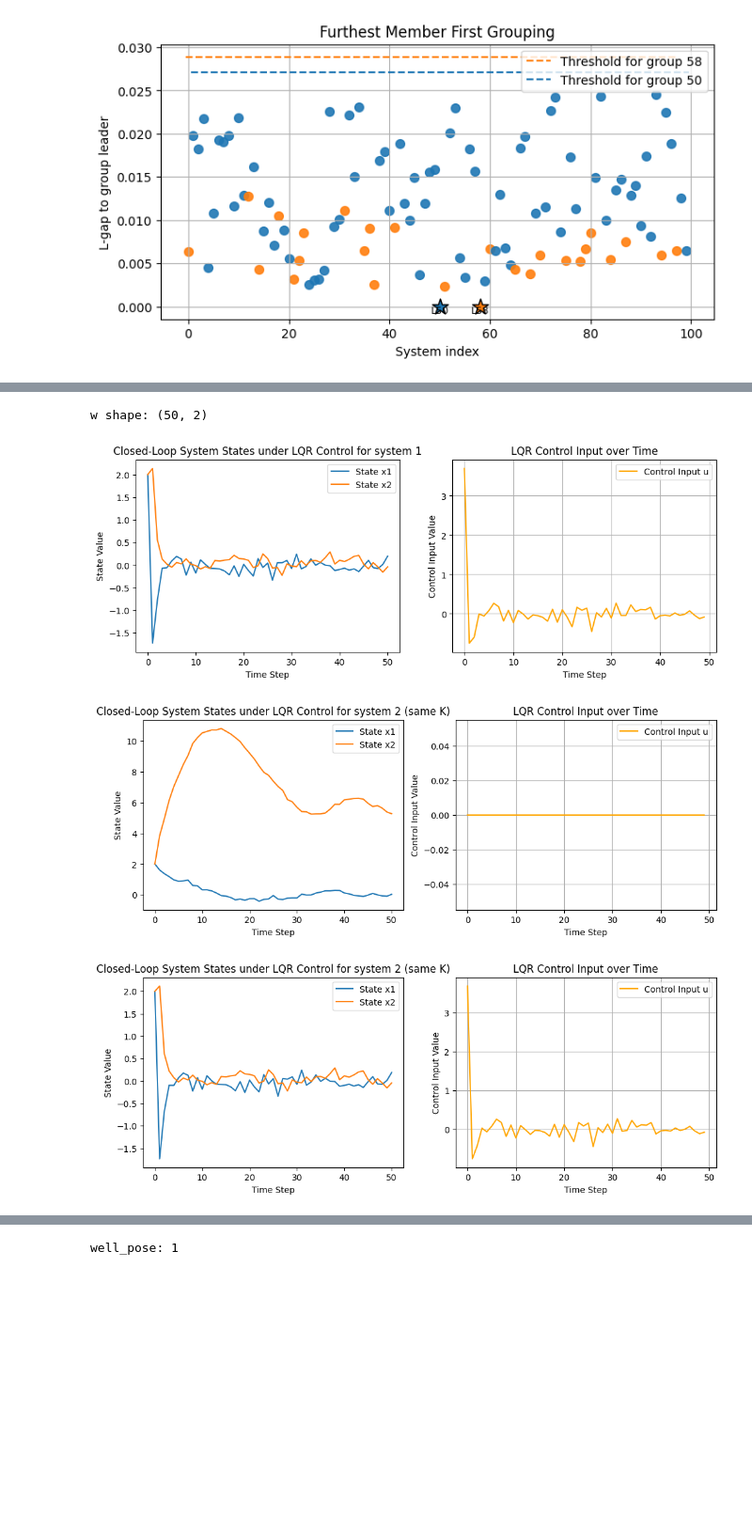
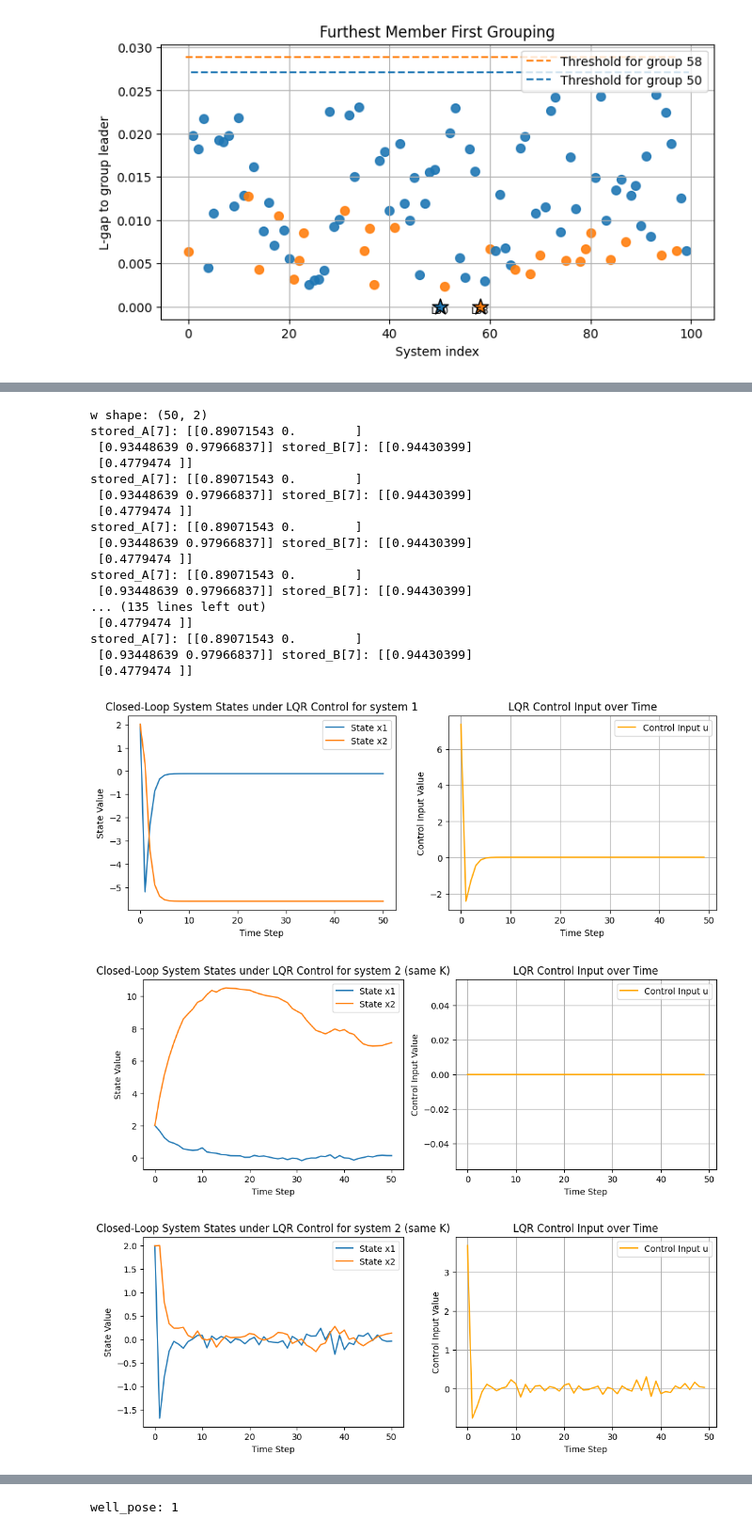
Before and after one commit to PeilinZhang/4YP, a Jupyter notebook: Grouping.ipynb, the cells around one changed output, grey strips where cells are left out. Shown at 94% size. Saved outputs shown, nothing was run; the diff lists cells and outputs as text; code cells hidden in the pictures; blank space fills up the shorter version.

```diff
--- a/Grouping.ipynb
+++ b/Grouping.ipynb
@@ -712,13 +943,19 @@ xf = np.array([[0],[0]]) #desired state
 u_cl = np.zeros((N, R.shape[0], 1))
 K_control = controllers.DataLQRcontroller(U0, X0, X1, Q, R)
 # K_control = np.array([[2, 1]])  #test with wrong controller
+bias = np.array([[2.0], [2.0]])
+# bias = 2
 
 for k in range(N):
-    u_control = -K_control @ (x_cl[k] - xf)
+    u_control = -K_control @ (x_cl[k] + bias - xf)
+    # if k == 1:
+    #     bias = np.array([[0.0], [0.0]])
+        # bias = 0
     # u_control = np.zeros((1, 1))
     #add disturbance
     x_cl[k+1] = stored_A[7] @ x_cl[k] + stored_B[7] @ u_control
-    x_cl[k+1] += w[k].reshape(-1, 1)
+    print("stored_A[7]:", stored_A[7], "stored_B[7]:", stored_B[7])
+    # x_cl[k+1] += w[k].reshape(-1, 1)
     u_cl[k] = u_control
 
 # Plot results
@@ -762,36 +999,52 @@ plt.xlabel('Time Step')
 plt.ylabel('Control Input Value')
 plt.legend()
 plt.grid()
 plt.show()
 
 #use same controller on system 2
 for k in range(N):
     u_control = -K_control @ (x_cl[k] - xf)
     x_cl[k+1] = stored_A[1] @ x_cl[k] + stored_B[1] @ u_control + w[k].reshape(-1, 1)
     u_cl[k] = u_control
 
 # Plot results
 plt.figure(figsize=(12,4))
 plt.subplot(1,2,1)
 plt.plot(x_cl[:,0,0], label='State x1')
 plt.plot(x_cl[:,1,0], label='State x2')
 plt.title('Closed-Loop System States under LQR Control for system 2 (same K)')
 plt.xlabel('Time Step')
 plt.ylabel('State Value')
 plt.legend()
 plt.subplot(1,2,2)
 plt.plot(range(N), -u_cl[:,0,0], label='Control Input u', color='orange')
 plt.title('LQR Control Input over Time')
 plt.xlabel('Time Step')
 plt.ylabel('Control Input Value')
 plt.legend()
 plt.grid()
 plt.show()
 # %% [output]
 w shape: (50, 2)
+stored_A[7]: [[0.89071543 0.        ]
+ [0.93448639 0.97966837]] stored_B[7]: [[0.94430399]
+ [0.4779474 ]]
+stored_A[7]: [[0.89071543 0.        ]
+ [0.93448639 0.97966837]] stored_B[7]: [[0.94430399]
+ [0.4779474 ]]
+stored_A[7]: [[0.89071543 0.        ]
+ [0.93448639 0.97966837]] stored_B[7]: [[0.94430399]
+ [0.4779474 ]]
+stored_A[7]: [[0.89071543 0.        ]
+ [0.93448639 0.97966837]] stored_B[7]: [[0.94430399]
+... (135 lines left out)
+ [0.4779474 ]]
+stored_A[7]: [[0.89071543 0.        ]
+ [0.93448639 0.97966837]] stored_B[7]: [[0.94430399]
+ [0.4779474 ]]
-[figure, old version]
+[figure, new version]
-[figure, old version]
+[figure, new version]
-[figure, old version]
+[figure, new version]
 # %%
 #For one groups' trajectories
 # ----- choose one group only -----
```
Also changed, not shown: parts of 25 cells of this notebook, 10 other files.
